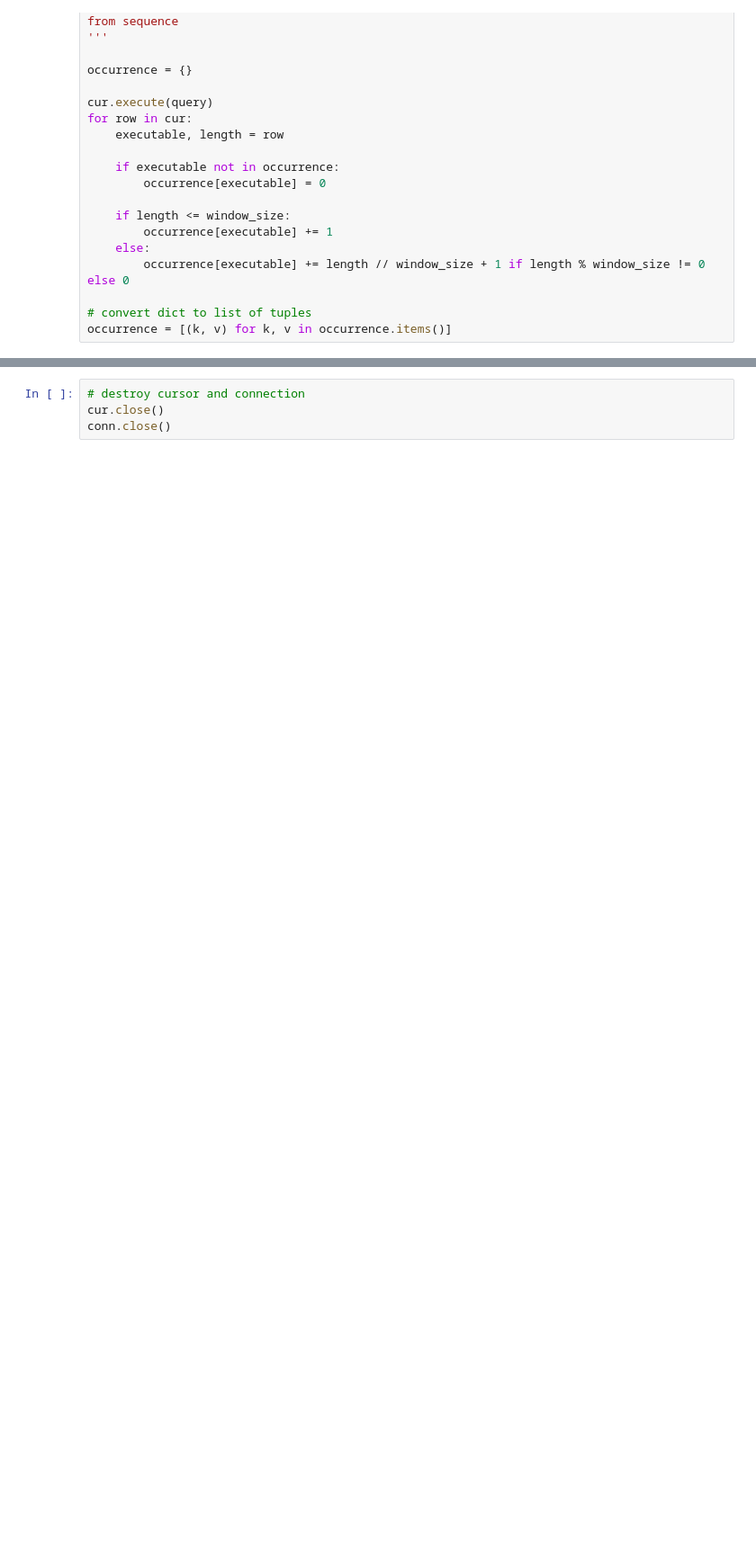
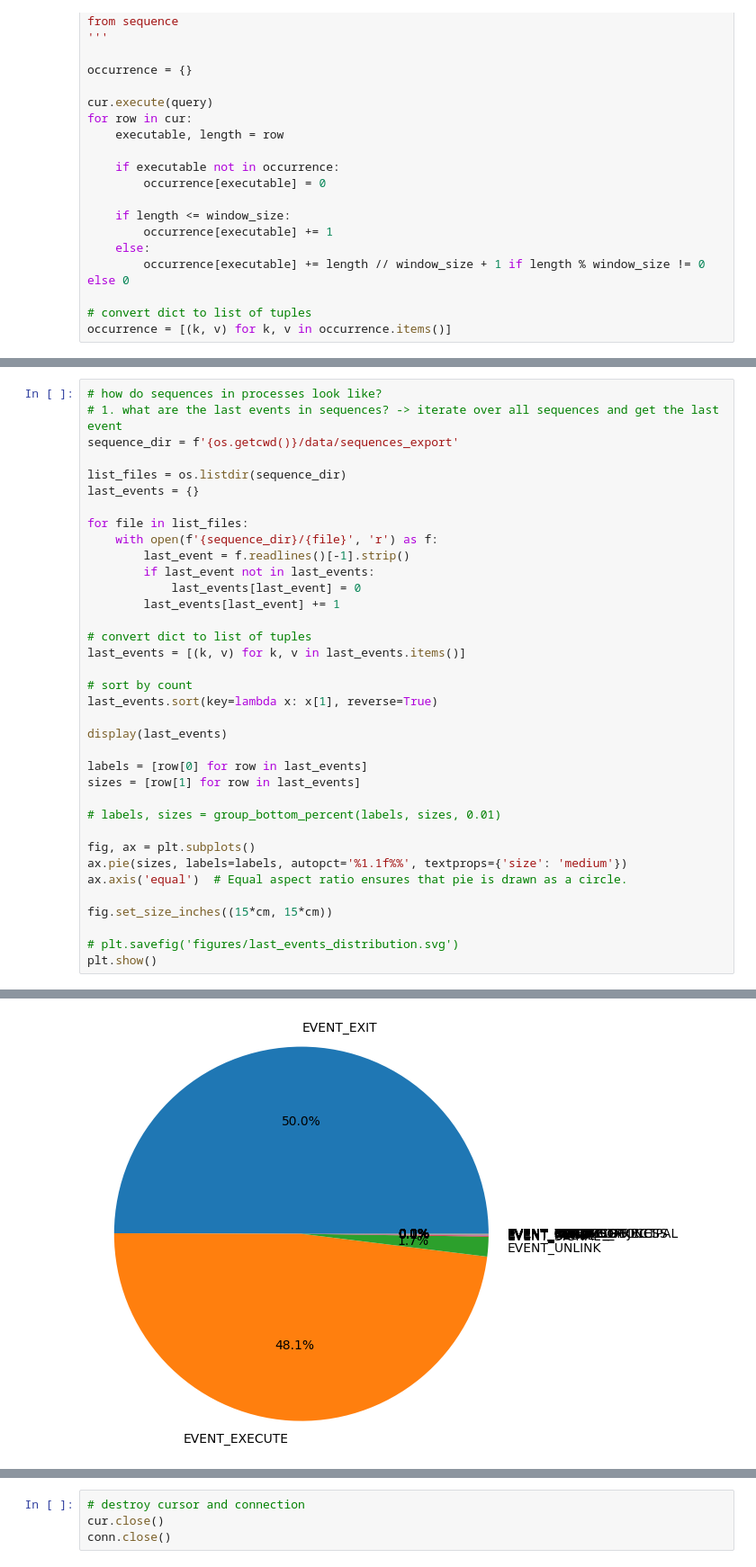
Before and after one commit to JannikRosendahl/bachelor_thesis_dataset, a Jupyter notebook: jupyter/seq_expl.ipynb, the cells around one changed output, grey strips where cells are left out. Shown at 90% size. Cells and saved outputs as stored; diff of their text form; blank space fills up the shorter version.

Commit message:
sequence gen, export, vis

```diff
--- a/jupyter/seq_expl.ipynb
+++ b/jupyter/seq_expl.ipynb
@@ -168,0 +169,37 @@ vUgefal: 1
+# %%
+# how do sequences in processes look like?
+# 1. what are the last events in sequences? -> iterate over all sequences and get the last event
+sequence_dir = f'{os.getcwd()}/data/sequences_export'
+
+list_files = os.listdir(sequence_dir)
+last_events = {}
+
+for file in list_files:
+    with open(f'{sequence_dir}/{file}', 'r') as f:
+        last_event = f.readlines()[-1].strip()
+        if last_event not in last_events:
+            last_events[last_event] = 0
+        last_events[last_event] += 1
+
+# convert dict to list of tuples
+last_events = [(k, v) for k, v in last_events.items()]
+
+# sort by count
+last_events.sort(key=lambda x: x[1], reverse=True)
+
+display(last_events)
+
+labels = [row[0] for row in last_events]
+sizes = [row[1] for row in last_events]
+
+# labels, sizes = group_bottom_percent(labels, sizes, 0.01)
+
+fig, ax = plt.subplots()
+ax.pie(sizes, labels=labels, autopct='%1.1f%%', textprops={'size': 'medium'})
+ax.axis('equal')  # Equal aspect ratio ensures that pie is drawn as a circle.
+
+fig.set_size_inches((15*cm, 15*cm))
+
+# plt.savefig('figures/last_events_distribution.svg')
+plt.show()
+# %% [output]
@@ -168,0 +225 @@ vUgefal: 1
+[figure, added]
```
Also changed, not shown: parts of 7 cells of this notebook, 5 other files.
